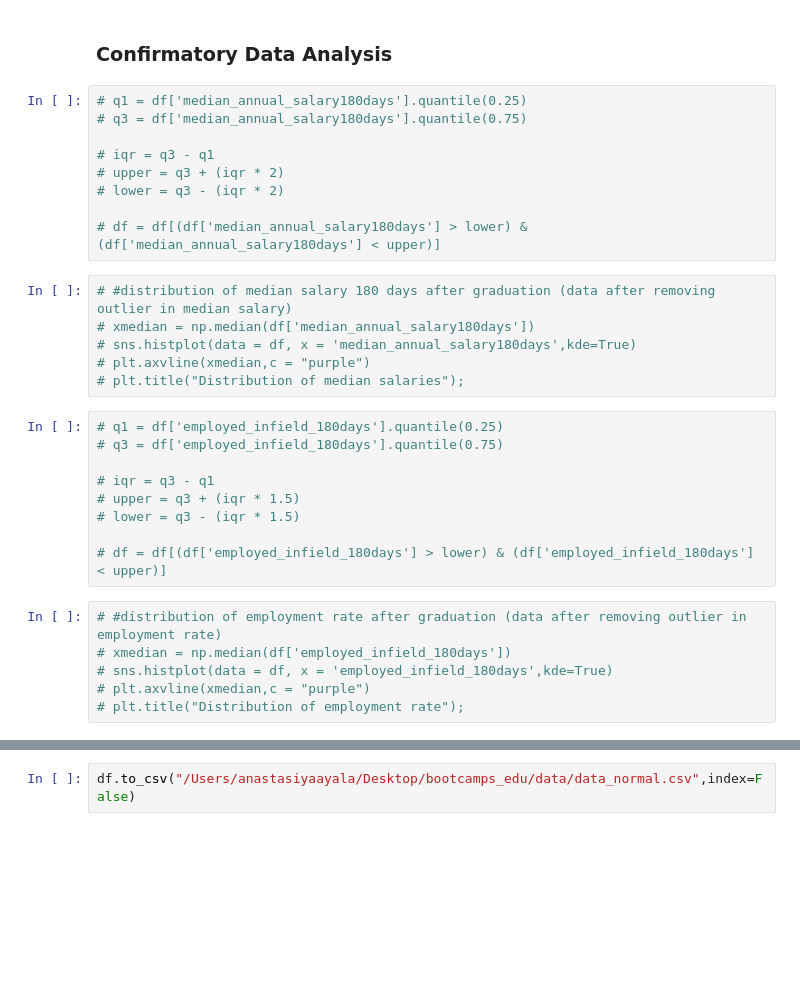
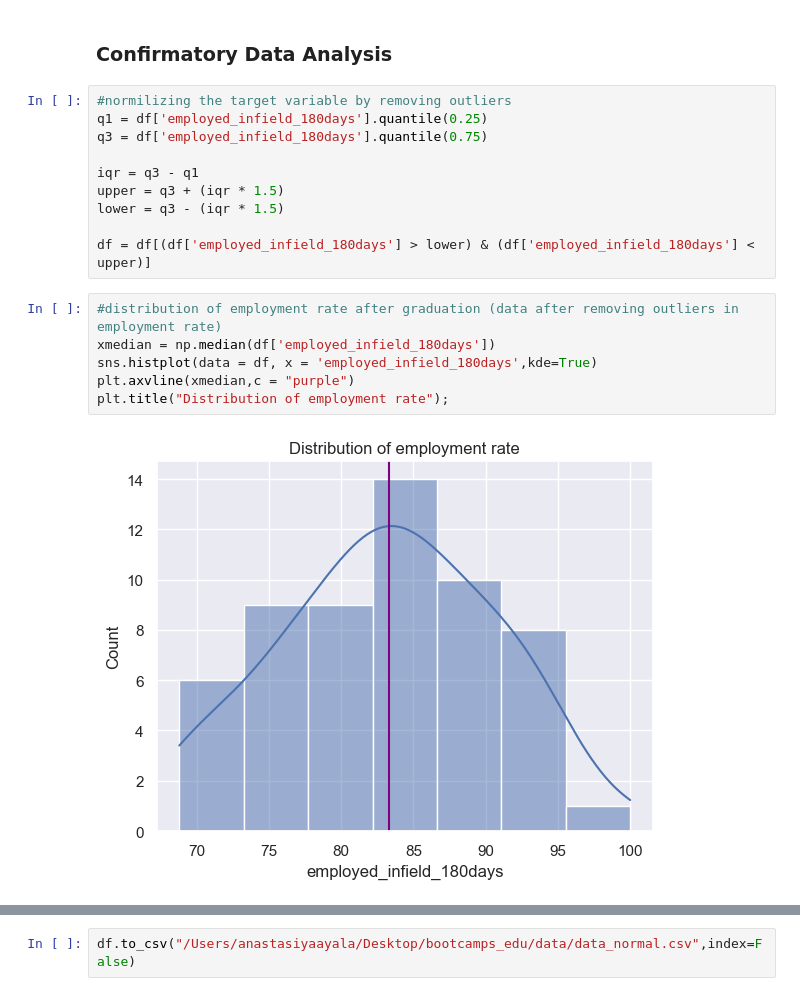
Before and after one commit to selena0391/bootcamps_edu, a Jupyter notebook: code/eda_2.ipynb, the cells around one changed output, grey strips where cells are left out. Cells and saved outputs as stored; diff of their text form; blank space fills up the shorter version.

```diff
--- a/code/eda_2.ipynb
+++ b/code/eda_2.ipynb
@@ -484,33 +433,21 @@ sns.barplot(data=df[["median_annual_salary90days", "median_annual_salary180days"
 # %% [markdown]
 ### Confirmatory Data Analysis
 # %%
-# q1 = df['median_annual_salary180days'].quantile(0.25)
-# q3 = df['median_annual_salary180days'].quantile(0.75)
+#normilizing the target variable by removing outliers
+q1 = df['employed_infield_180days'].quantile(0.25)
+q3 = df['employed_infield_180days'].quantile(0.75)
 
-# iqr = q3 - q1
-# upper = q3 + (iqr * 2)
-# lower = q3 - (iqr * 2)
+iqr = q3 - q1
+upper = q3 + (iqr * 1.5)
+lower = q3 - (iqr * 1.5)
 
-# df = df[(df['median_annual_salary180days'] > lower) & (df['median_annual_salary180days'] < upper)]
+df = df[(df['employed_infield_180days'] > lower) & (df['employed_infield_180days'] < upper)]
 # %%
-# #distribution of median salary 180 days after graduation (data after removing outlier in median salary)
-# xmedian = np.median(df['median_annual_salary180days'])
-# sns.histplot(data = df, x = 'median_annual_salary180days',kde=True)
-# plt.axvline(xmedian,c = "purple")
-# plt.title("Distribution of median salaries");
+#distribution of employment rate after graduation (data after removing outliers in employment rate)
+xmedian = np.median(df['employed_infield_180days'])
+sns.histplot(data = df, x = 'employed_infield_180days',kde=True)
+plt.axvline(xmedian,c = "purple")
+plt.title("Distribution of employment rate");
+# %% [output]
+[figure, added]
-# %%
-# q1 = df['employed_infield_180days'].quantile(0.25)
-# q3 = df['employed_infield_180days'].quantile(0.75)
-
-# iqr = q3 - q1
-# upper = q3 + (iqr * 1.5)
-# lower = q3 - (iqr * 1.5)
-
-# df = df[(df['employed_infield_180days'] > lower) & (df['employed_infield_180days'] < upper)]
-# %%
-# #distribution of employment rate after graduation (data after removing outlier in employment rate)
-# xmedian = np.median(df['employed_infield_180days'])
-# sns.histplot(data = df, x = 'employed_infield_180days',kde=True)
-# plt.axvline(xmedian,c = "purple")
-# plt.title("Distribution of employment rate");
 # %%
```
Also changed, not shown: parts of 17 cells of this notebook, 9 other files.
